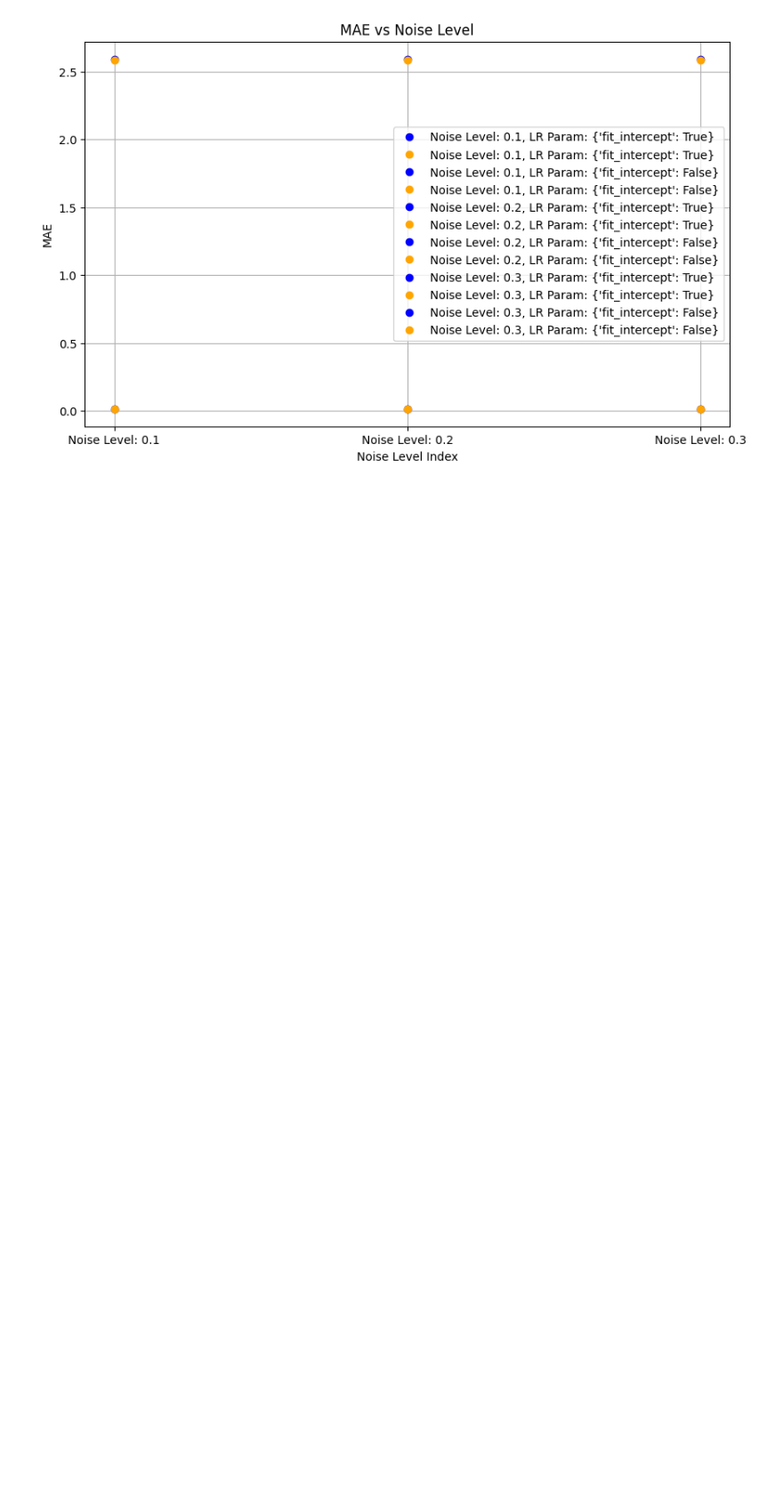
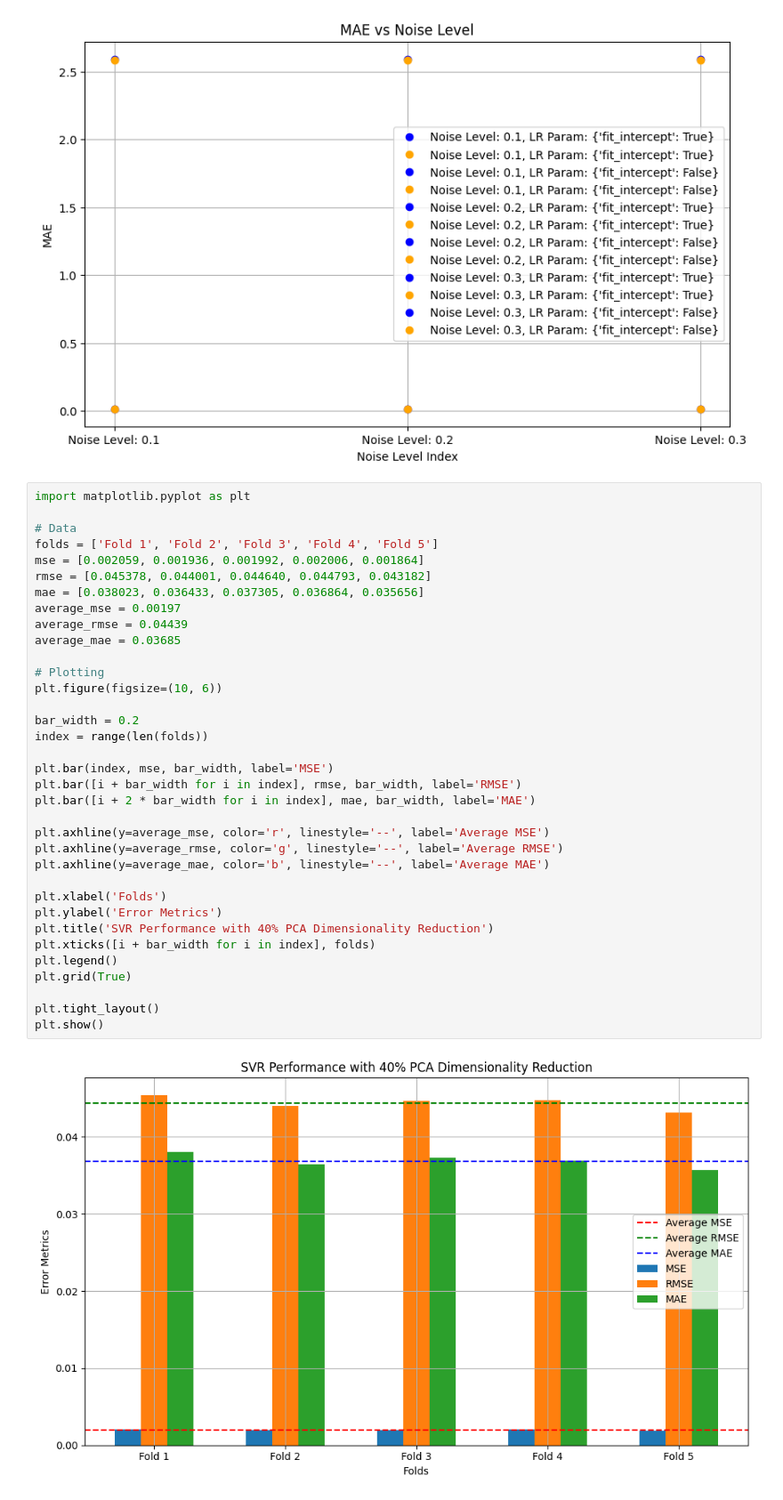
Before and after one commit to neerajcodes888/A-Novel-Used-Car-Price-Prediction-Model-Based-on-LinDenoise, a Jupyter notebook: project.ipynb, the cells around one changed output. Shown at 89% size. Drawn from its saved outputs; the diff is of its cells as text; blank space fills up the shorter version.

```diff
--- a/project.ipynb
+++ b/project.ipynb
@@ -1628,3 +1628,40 @@ for metric in metrics:
 [figure]
 [figure]
 [figure]
+# %%
+import matplotlib.pyplot as plt
+
+# Data
+folds = ['Fold 1', 'Fold 2', 'Fold 3', 'Fold 4', 'Fold 5']
+mse = [0.002059, 0.001936, 0.001992, 0.002006, 0.001864]
+rmse = [0.045378, 0.044001, 0.044640, 0.044793, 0.043182]
+mae = [0.038023, 0.036433, 0.037305, 0.036864, 0.035656]
+average_mse = 0.00197
+average_rmse = 0.04439
+average_mae = 0.03685
+
+# Plotting
+plt.figure(figsize=(10, 6))
+
+bar_width = 0.2
+index = range(len(folds))
+
+plt.bar(index, mse, bar_width, label='MSE')
+plt.bar([i + bar_width for i in index], rmse, bar_width, label='RMSE')
+plt.bar([i + 2 * bar_width for i in index], mae, bar_width, label='MAE')
+
+plt.axhline(y=average_mse, color='r', linestyle='--', label='Average MSE')
+plt.axhline(y=average_rmse, color='g', linestyle='--', label='Average RMSE')
+plt.axhline(y=average_mae, color='b', linestyle='--', label='Average MAE')
+
+plt.xlabel('Folds')
+plt.ylabel('Error Metrics')
+plt.title('SVR Performance with 40% PCA Dimensionality Reduction')
+plt.xticks([i + bar_width for i in index], folds)
+plt.legend()
+plt.grid(True)
+
+plt.tight_layout()
+plt.show()
+# %% [output]
+[figure, added]
```
Also changed, not shown: parts of 1 cell of this notebook.
